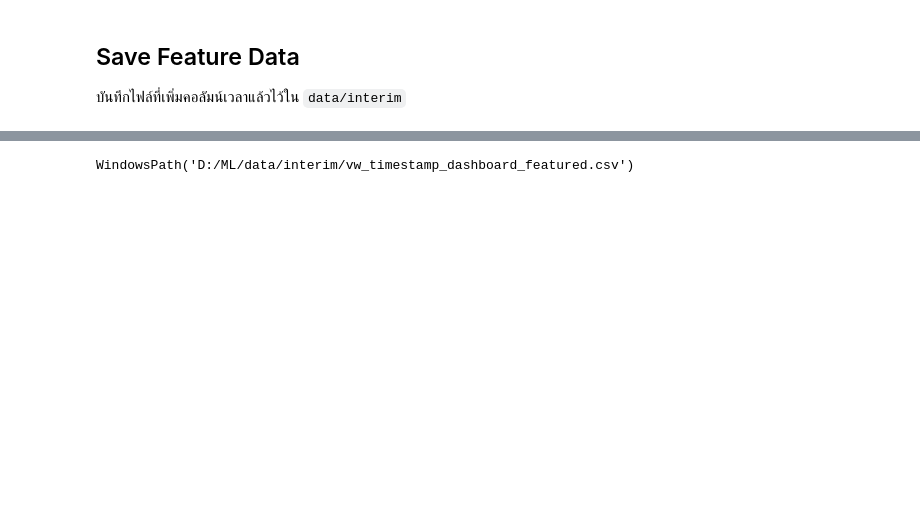
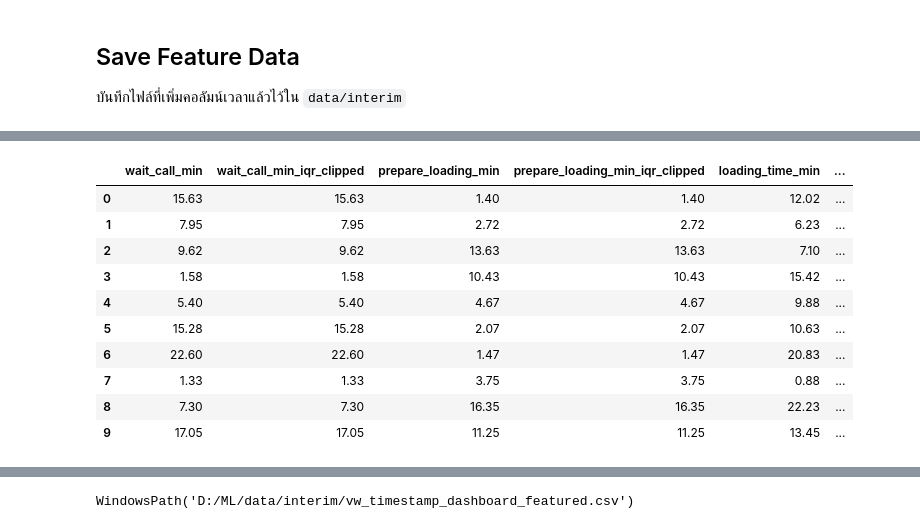
Before and after one commit to Armpa16/WMS-ML, a Jupyter notebook: notebooks/04_FeatureEngineering.ipynb, the cells around one changed output, grey strips where cells are left out. Saved outputs shown, nothing was run; the diff lists cells and outputs as text; code cells hidden in the pictures; blank space fills up the shorter version.

Commit message:
update clean data and feature engineering

```diff
--- a/notebooks/04_FeatureEngineering.ipynb
+++ b/notebooks/04_FeatureEngineering.ipynb
@@ -168,0 +284,28 @@ df_feature[[
+# %%
+iqr_rows = []
+
+for col in target_columns:
+    q1 = df_feature[col].quantile(0.25)
+    q3 = df_feature[col].quantile(0.75)
+    iqr = q3 - q1
+    lower_bound = q1 - 1.5 * iqr
+    upper_bound = q3 + 1.5 * iqr
+    clipped_col = f'{col}_iqr_clipped'
+
+    df_feature[clipped_col] = df_feature[col].clip(lower=lower_bound, upper=upper_bound).round(2)
+
+    iqr_rows.append(
+        {
+            'target': col,
+            'q1': round(q1, 2),
+            'q3': round(q3, 2),
+            'iqr': round(iqr, 2),
+            'lower_bound': round(lower_bound, 2),
+            'upper_bound': round(upper_bound, 2),
+            'lower_clipped_rows': int((df_feature[col] < lower_bound).sum()),
+            'upper_clipped_rows': int((df_feature[col] > upper_bound).sum()),
+        }
+    )
+
+iqr_summary = pd.DataFrame(iqr_rows)
+iqr_summary
@@ -168,0 +319,18 @@ df_feature[[
+# %%
+comparison_columns = []
+for col in target_columns:
+    comparison_columns.extend([col, f'{col}_iqr_clipped'])
+
+df_feature[comparison_columns].head(10)
+# %% [output]
+|  | wait_call_min | wait_call_min_iqr_clipped | prepare_loading_min | prepare_loading_min_iqr_clipped | loading_time_min | ... |
+| 0 | 15.63 | 15.63 | 1.40 | 1.40 | 12.02 | ... |
+| 1 | 7.95 | 7.95 | 2.72 | 2.72 | 6.23 | ... |
+| 2 | 9.62 | 9.62 | 13.63 | 13.63 | 7.10 | ... |
+| 3 | 1.58 | 1.58 | 10.43 | 10.43 | 15.42 | ... |
+| 4 | 5.40 | 5.40 | 4.67 | 4.67 | 9.88 | ... |
+| 5 | 15.28 | 15.28 | 2.07 | 2.07 | 10.63 | ... |
+| 6 | 22.60 | 22.60 | 1.47 | 1.47 | 20.83 | ... |
+| 7 | 1.33 | 1.33 | 3.75 | 3.75 | 0.88 | ... |
+| 8 | 7.30 | 7.30 | 16.35 | 16.35 | 22.23 | ... |
+| 9 | 17.05 | 17.05 | 11.25 | 11.25 | 13.45 | ... |
```
Also changed, not shown: parts of 10 cells of this notebook, 1 other file.
